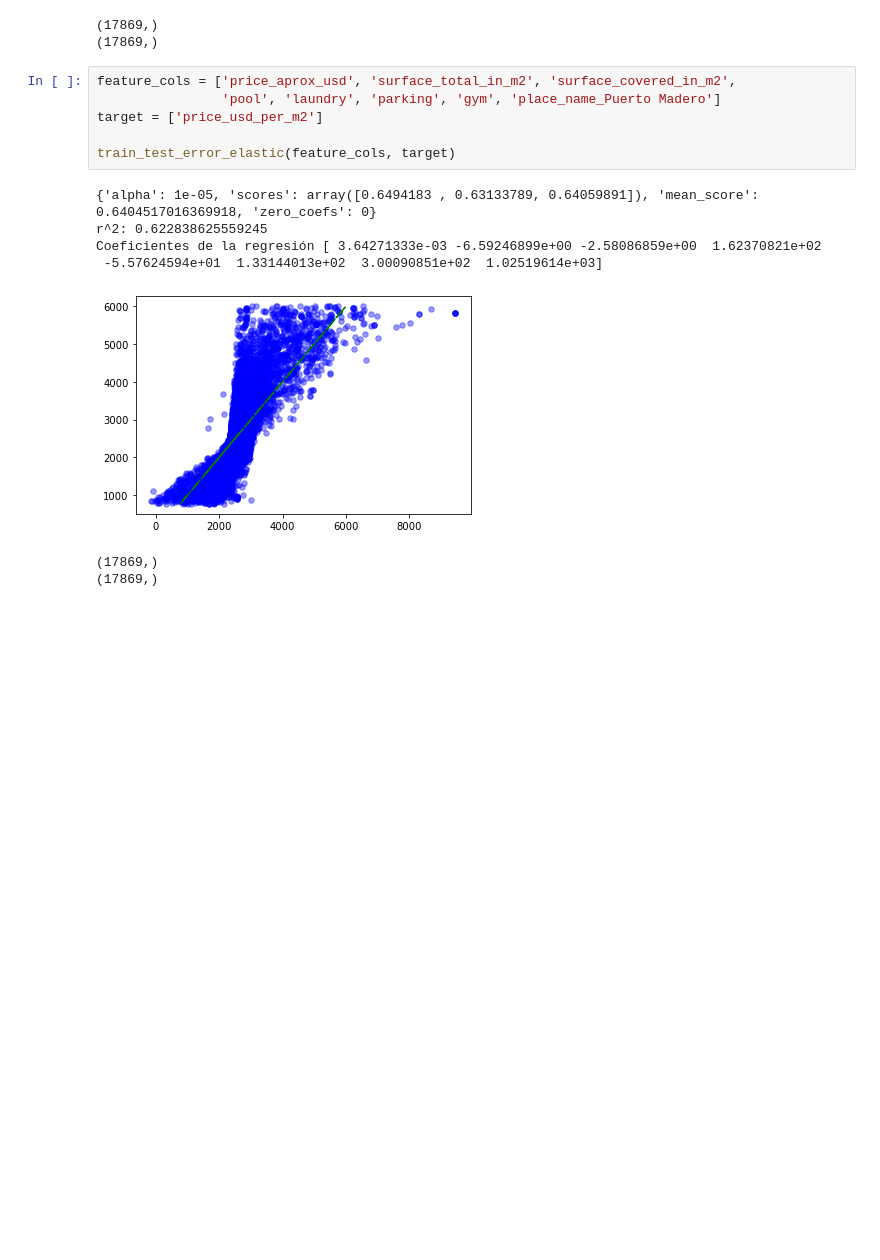
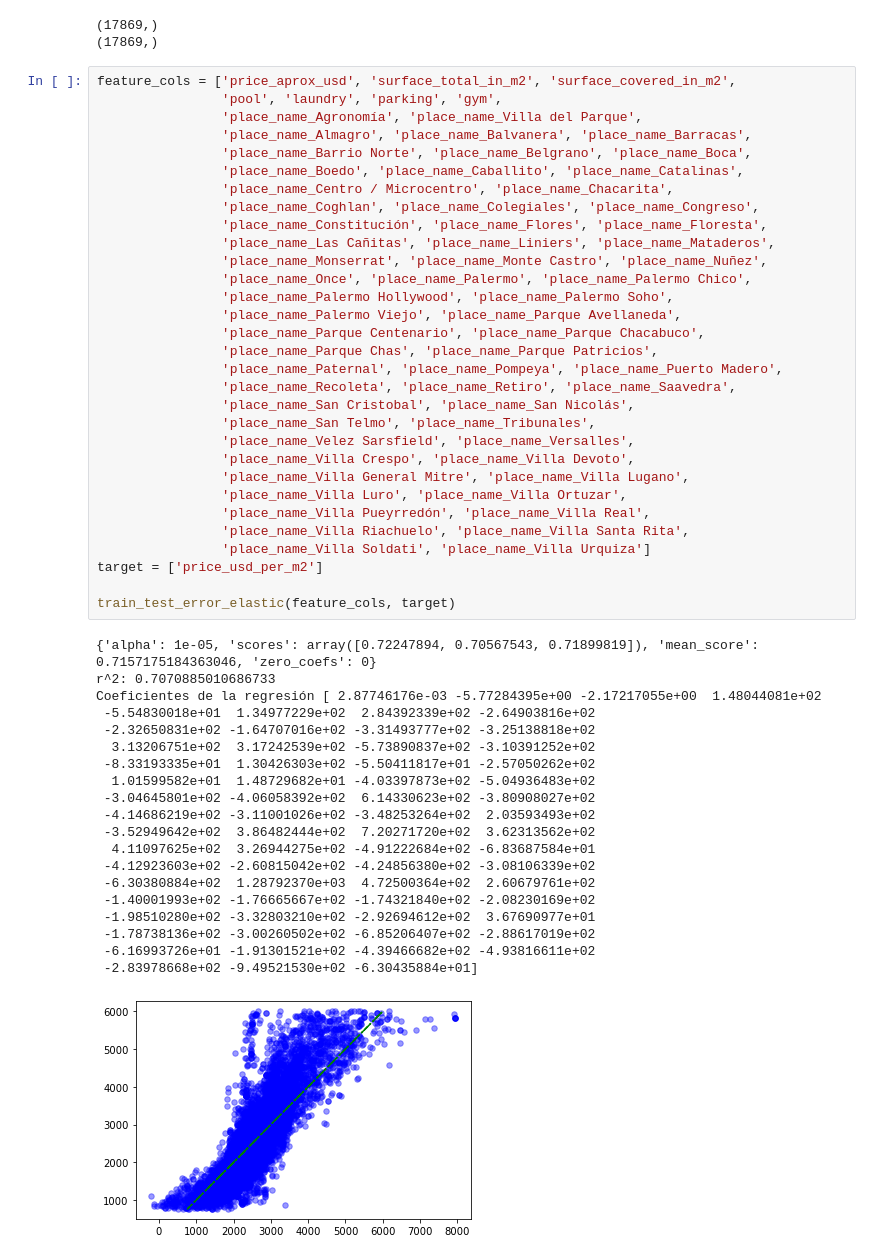
Before and after one commit to nachommm/Desafio2, a Jupyter notebook: desafio2-machine.learning-ignacio.ipynb, the cells around one changed output. Drawn from its saved outputs; the diff is of its cells as text; blank space fills up the shorter version.

Commit message:
Elastic con todas las variables

```diff
--- a/desafio2-machine.learning-ignacio.ipynb
+++ b/desafio2-machine.learning-ignacio.ipynb
@@ -1141,17 +1141,55 @@ Coeficientes de la regresión [ 5.32543329e-03 -1.29438036e+01]
 [figure]
 (17869,)
 (17869,)
-# %%
-feature_cols = ['price_aprox_usd', 'surface_total_in_m2', 'surface_covered_in_m2',
-                'pool', 'laundry', 'parking', 'gym', 'place_name_Puerto Madero']
-target = ['price_usd_per_m2']
-
-train_test_error_elastic(feature_cols, target)
-# %% [output]
-{'alpha': 1e-05, 'scores': array([0.6494183 , 0.63133789, 0.64059891]), 'mean_score': 0.6404517016369918, 'zero_coefs': 0}
-r^2: 0.622838625559245
-Coeficientes de la regresión [ 3.64271333e-03 -6.59246899e+00 -2.58086859e+00  1.62370821e+02
- -5.57624594e+01  1.33144013e+02  3.00090851e+02  1.02519614e+03]
-[figure, removed]
-(17869,)
-(17869,)
+# %%
+feature_cols = ['price_aprox_usd', 'surface_total_in_m2', 'surface_covered_in_m2',
+                'pool', 'laundry', 'parking', 'gym',
+                'place_name_Agronomía', 'place_name_Villa del Parque',
+                'place_name_Almagro', 'place_name_Balvanera', 'place_name_Barracas',
+                'place_name_Barrio Norte', 'place_name_Belgrano', 'place_name_Boca',
+                'place_name_Boedo', 'place_name_Caballito', 'place_name_Catalinas',
+                'place_name_Centro / Microcentro', 'place_name_Chacarita',
+                'place_name_Coghlan', 'place_name_Colegiales', 'place_name_Congreso',
+                'place_name_Constitución', 'place_name_Flores', 'place_name_Floresta',
+                'place_name_Las Cañitas', 'place_name_Liniers', 'place_name_Mataderos',
+                'place_name_Monserrat', 'place_name_Monte Castro', 'place_name_Nuñez',
+                'place_name_Once', 'place_name_Palermo', 'place_name_Palermo Chico',
+                'place_name_Palermo Hollywood', 'place_name_Palermo Soho',
+                'place_name_Palermo Viejo', 'place_name_Parque Avellaneda',
+                'place_name_Parque Centenario', 'place_name_Parque Chacabuco',
+                'place_name_Parque Chas', 'place_name_Parque Patricios',
+                'place_name_Paternal', 'place_name_Pompeya', 'place_name_Puerto Madero',
+                'place_name_Recoleta', 'place_name_Retiro', 'place_name_Saavedra',
+                'place_name_San Cristobal', 'place_name_San Nicolás',
+                'place_name_San Telmo', 'place_name_Tribunales',
+                'place_name_Velez Sarsfield', 'place_name_Versalles',
+                'place_name_Villa Crespo', 'place_name_Villa Devoto',
+                'place_name_Villa General Mitre', 'place_name_Villa Lugano',
+                'place_name_Villa Luro', 'place_name_Villa Ortuzar',
+                'place_name_Villa Pueyrredón', 'place_name_Villa Real',
+                'place_name_Villa Riachuelo', 'place_name_Villa Santa Rita',
+                'place_name_Villa Soldati', 'place_name_Villa Urquiza']
+target = ['price_usd_per_m2']
+
+train_test_error_elastic(feature_cols, target)
+# %% [output]
+{'alpha': 1e-05, 'scores': array([0.72247894, 0.70567543, 0.71899819]), 'mean_score': 0.7157175184363046, 'zero_coefs': 0}
+r^2: 0.7070885010686733
+Coeficientes de la regresión [ 2.87746176e-03 -5.77284395e+00 -2.17217055e+00  1.48044081e+02
+ -5.54830018e+01  1.34977229e+02  2.84392339e+02 -2.64903816e+02
+ -2.32650831e+02 -1.64707016e+02 -3.31493777e+02 -3.25138818e+02
+  3.13206751e+02  3.17242539e+02 -5.73890837e+02 -3.10391252e+02
+ -8.33193335e+01  1.30426303e+02 -5.50411817e+01 -2.57050262e+02
+  1.01599582e+01  1.48729682e+01 -4.03397873e+02 -5.04936483e+02
+ -3.04645801e+02 -4.06058392e+02  6.14330623e+02 -3.80908027e+02
+ -4.14686219e+02 -3.11001026e+02 -3.48253264e+02  2.03593493e+02
+ -3.52949642e+02  3.86482444e+02  7.20271720e+02  3.62313562e+02
+  4.11097625e+02  3.26944275e+02 -4.91222684e+02 -6.83687584e+01
+ -4.12923603e+02 -2.60815042e+02 -4.24856380e+02 -3.08106339e+02
+ -6.30380884e+02  1.28792370e+03  4.72500364e+02  2.60679761e+02
+ -1.40001993e+02 -1.76665667e+02 -1.74321840e+02 -2.08230169e+02
+ -1.98510280e+02 -3.32803210e+02 -2.92694612e+02  3.67690977e+01
+ -1.78738136e+02 -3.00260502e+02 -6.85206407e+02 -2.88617019e+02
+ -6.16993726e+01 -1.91301521e+02 -4.39466682e+02 -4.93816611e+02
+ -2.83978668e+02 -9.49521530e+02 -6.30435884e+01]
+[figure, added]
```
Also changed, not shown: parts of 1 cell of this notebook.
